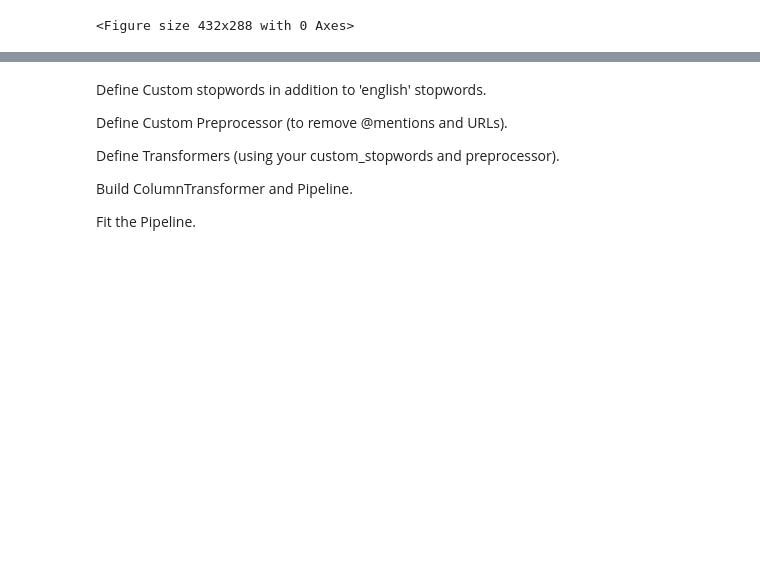
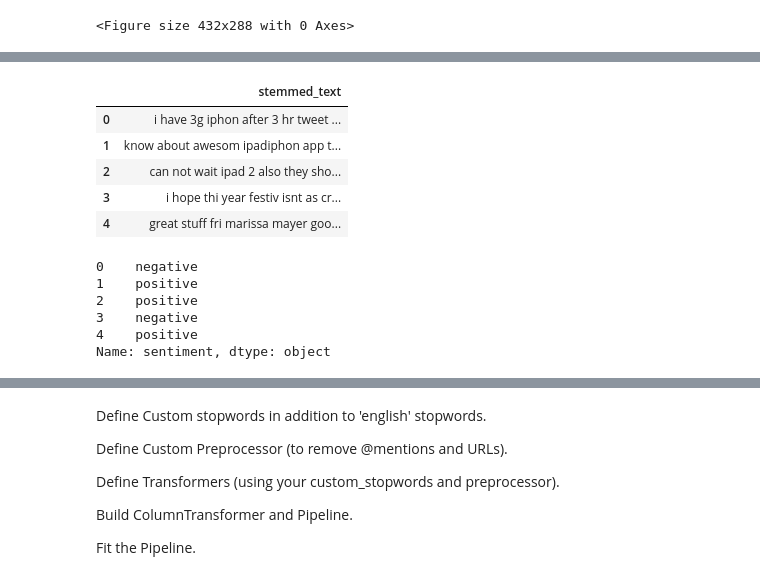
Before and after one commit to morgannash1/twitter_nlp_project, a Jupyter notebook: notebook.ipynb, the cells around one changed output, grey strips where cells are left out. Cells and saved outputs as stored; diff of their text form; code cells hidden in the pictures; blank space fills up the shorter version.

```diff
--- a/notebook.ipynb
+++ b/notebook.ipynb
@@ -331,0 +419,24 @@ X_train, X_test, y_train, y_test = train_test_split(X, y, test_size=0.3, random_
+# %%
+stemmer = PorterStemmer()
+custom_stopwords_set = set(custom_stopwords)
+# %%
+def filter_and_stem(text, stop_words_set, stemmer_obj):
+    """Tokenizes, filters out stopwords, and applies stemming to the text."""
+    #tokenize
+    tokens = text.split()
+
+    stemmed_words = []
+
+    for word in tokens:
+        #filter out stopwords
+        if word not in stop_words_set:
+            #apply stemming
+            stemmed_word = stemmer_obj.stem(word)
+            stemmed_words.append(stemmed_word)
+
+    #rejoin processed tokens into single string
+    return ' '.join(stemmed_words)
+# %%
+data['stemmed_text'] = data['tweet_cleaned'].apply(
+    lambda x: filter_and_stem(x, custom_stopwords_set, stemmer))
+print(data[['tweet_cleaned', 'stemmed_text']].head())
@@ -331,0 +457,4 @@ X_train, X_test, y_train, y_test = train_test_split(X, y, test_size=0.3, random_
+# %%
+#define feature and target
+X = data[['stemmed_text']]
+y = data['sentiment']
@@ -331,0 +464,18 @@ X_train, X_test, y_train, y_test = train_test_split(X, y, test_size=0.3, random_
+# %%
+X.head()
+# %% [output]
+|  | stemmed_text |
+| 0 | i have 3g iphon after 3 hr tweet ... |
+| 1 | know about awesom ipadiphon app t... |
+| 2 | can not wait ipad 2 also they sho... |
+| 3 | i hope thi year festiv isnt as cr... |
+| 4 | great stuff fri marissa mayer goo... |
+# %%
+y.head()
+# %% [output]
+0    negative
+1    positive
+2    positive
+3    negative
+4    positive
+Name: sentiment, dtype: object
```
Also changed, not shown: parts of 23 cells of this notebook.
